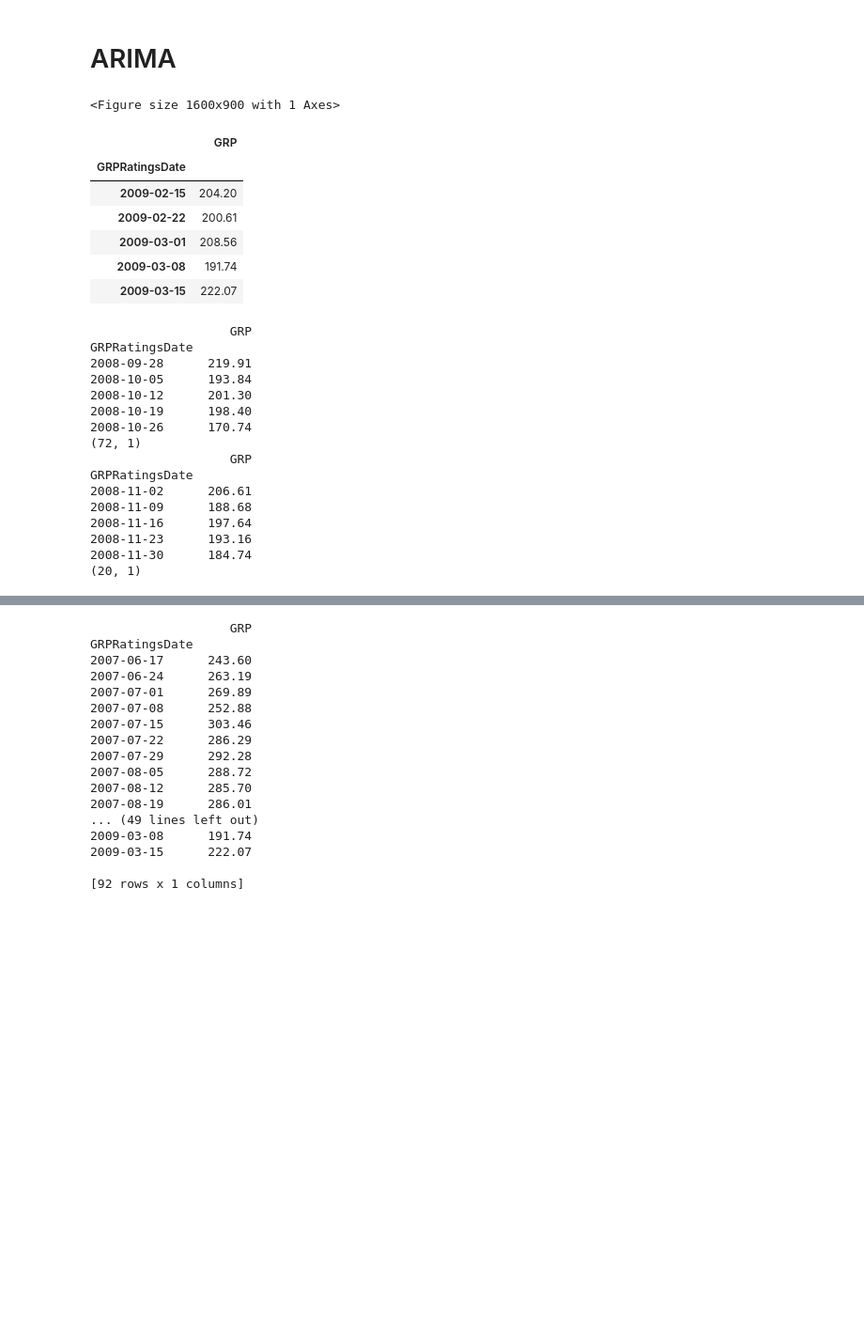
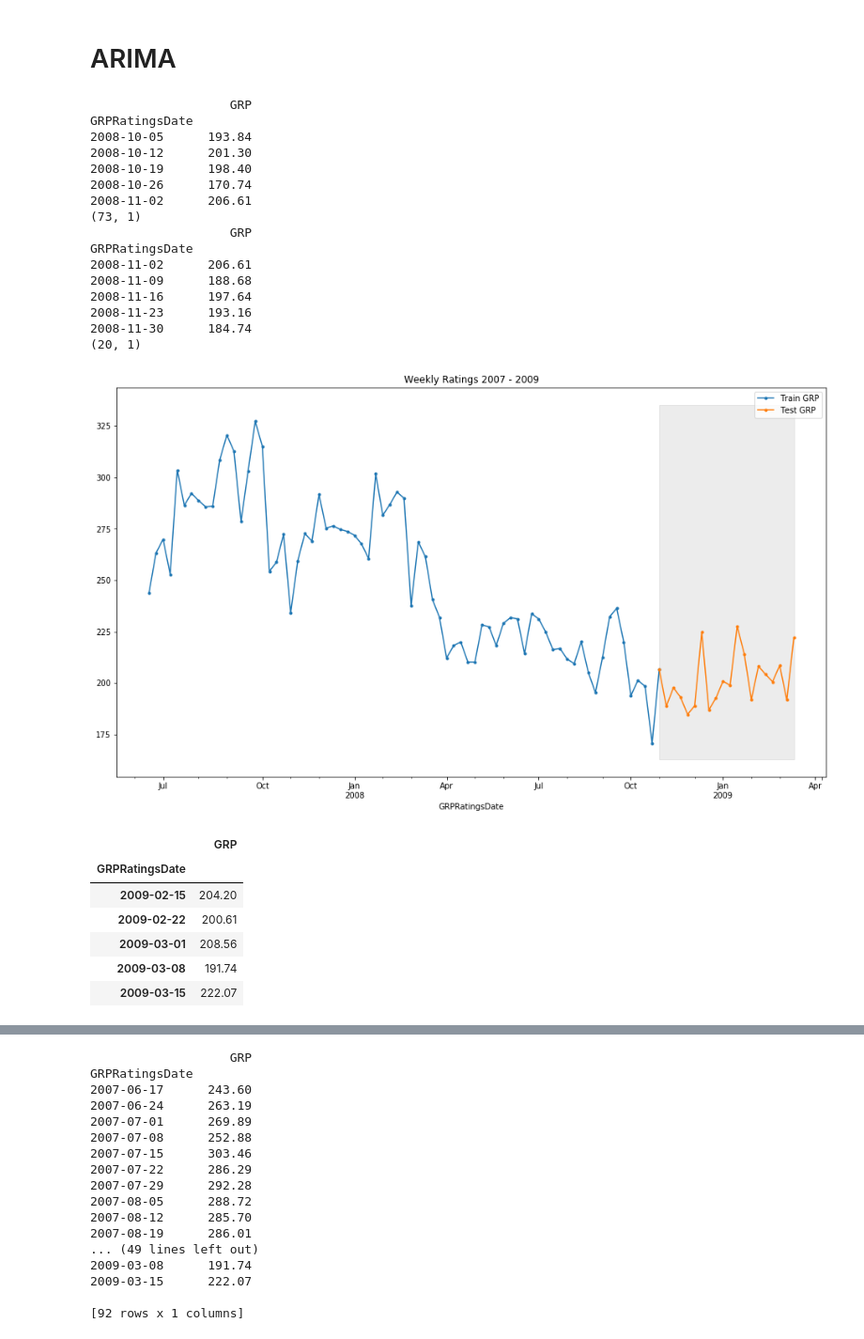
Before and after one commit to lppier/Indian_TV_Time_Series, a Jupyter notebook: Arima.ipynb, the cells around one changed output, grey strips where cells are left out. Shown: that part at 94% size. Drawn from its saved outputs; the diff is of its cells as text; code cells hidden in the pictures; blank space fills up the shorter version.

Commit message:
nicer plot for main graph

```diff
--- a/Arima.ipynb
+++ b/Arima.ipynb
@@ -5,35 +5,77 @@ import pandas as pd
 import matplotlib.pyplot as plt
 from statsmodels.tsa.seasonal import seasonal_decompose
 import os
 import matplotlib
 from sklearn.metrics import mean_absolute_error, mean_squared_error
 import numpy as np
 import math
 import numpy as np
 import statsmodels.api as sm
 import itertools
 import sys
 from pyramid.arima import auto_arima
 
 def mean_absolute_percentage_error(y_true, y_pred):
     y_true, y_pred = np.array(y_true), np.array(y_pred)
     return np.mean(np.abs((y_true - y_pred) / y_true)) * 100
 
 
 os.chdir('/Users/pierlim/PycharmProjects/IndianTV')
 df = pd.read_csv("./data/ActualRatings_weeklyGRP.csv")
 df = df.drop(df.columns[2], axis=1)
 split_str = df['GRPRatingsDate'].str.split('(')
 df['GRPRatingsDate'] = split_str.str[0]
 df['GRPRatingsDate'] = pd.to_datetime(df['GRPRatingsDate'])
 
+# log transform
+#df = df['GRP'].apply(np.log)
+
+# Get train test
 df = df.set_index('GRPRatingsDate')
-df.plot(style='.-', figsize=(16, 9))
+df_train = df[:'2008-11-2']
+print(df_train.tail())
+print(df_train.shape)
+
+df_test = df['2008-11-1':]
+print(df_test.head())
+print(df_test.shape)
+
+ax = pd.concat([df_train, df_test], axis=1).plot(style='.-', figsize=(16, 9))
+ax.fill_betweenx(ax.get_ylim(), pd.to_datetime('2008-11-02'), df.index[-1], alpha=.15, zorder=-1, color='grey');
+ax.legend(['Train GRP', 'Test GRP'])
 plt.title('Weekly Ratings 2007 - 2009')
 plt.show()
 df.tail()
+
+# ax = df['2007-6-17':].plot(label='Observed', color='#006699')
+# pred.predicted_mean.plot(ax=ax, label='One-step Ahead Prediction', alpha=.7, color='#ff0066');
+# # draw confidence bound (gray)
+# ax.fill_between(pred_ci.index,
+#                 pred_ci.iloc[:, 0],
+#                 pred_ci.iloc[:, 1], color='#ff0066', alpha=.25);
+# ax.fill_betweenx(ax.get_ylim(), pd.to_datetime('2008-11-02'), df.index[-1], alpha=.15, zorder=-1, color='grey');
+# ax.set_xlabel('GRPRatingsDate')
+# ax.set_ylabel('GRP')
+# plt.legend(loc='lower left')
+# plt.show()
 # %% [output]
-<Figure size 1600x900 with 1 Axes>
+                   GRP
+GRPRatingsDate
+2008-10-05      193.84
+2008-10-12      201.30
+2008-10-19      198.40
+2008-10-26      170.74
+2008-11-02      206.61
+(73, 1)
+                   GRP
+GRPRatingsDate
+2008-11-02      206.61
+2008-11-09      188.68
+2008-11-16      197.64
+2008-11-23      193.16
+2008-11-30      184.74
+(20, 1)
+[figure, added]
 |  | GRP |
 | GRPRatingsDate |  |
 | 2009-02-15 | 204.20 |
@@ -41,32 +83,3 @@ df.tail()
 | 2009-03-01 | 208.56 |
 | 2009-03-08 | 191.74 |
 | 2009-03-15 | 222.07 |
-# %%
-# log transform
-#df = df['GRP'].apply(np.log)
-
-# Get train test
-df_train = df[:'2008-10-26']
-print(df_train.tail())
-print(df_train.shape)
-
-df_test = df['2008-11-1':]
-print(df_test.head())
-print(df_test.shape)
-# %% [output]
-                   GRP
-GRPRatingsDate
-2008-09-28      219.91
-2008-10-05      193.84
-2008-10-12      201.30
-2008-10-19      198.40
-2008-10-26      170.74
-(72, 1)
-                   GRP
-GRPRatingsDate
-2008-11-02      206.61
-2008-11-09      188.68
-2008-11-16      197.64
-2008-11-23      193.16
-2008-11-30      184.74
-(20, 1)
```
Also changed, not shown: parts of 1 cell of this notebook, 1 other file.
